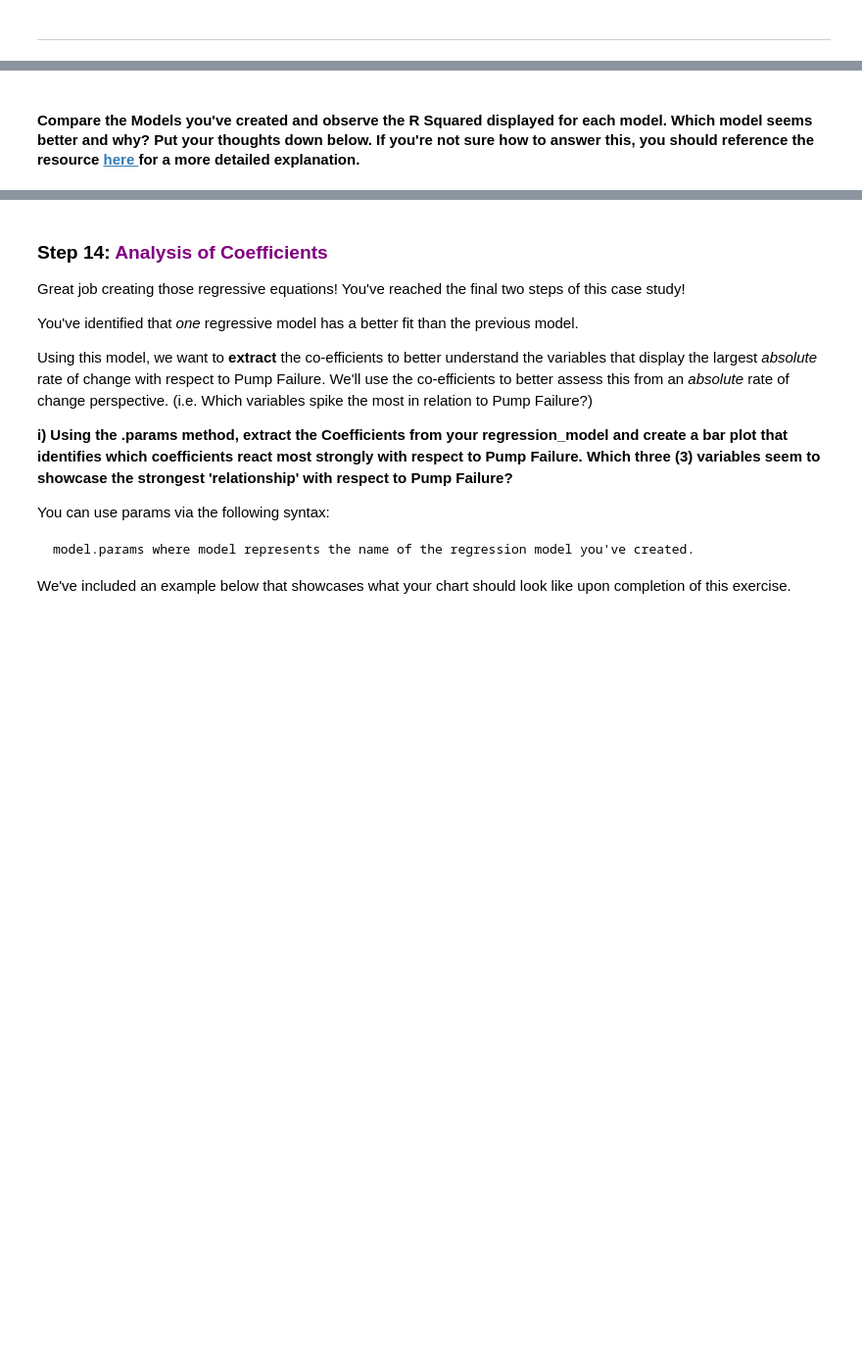
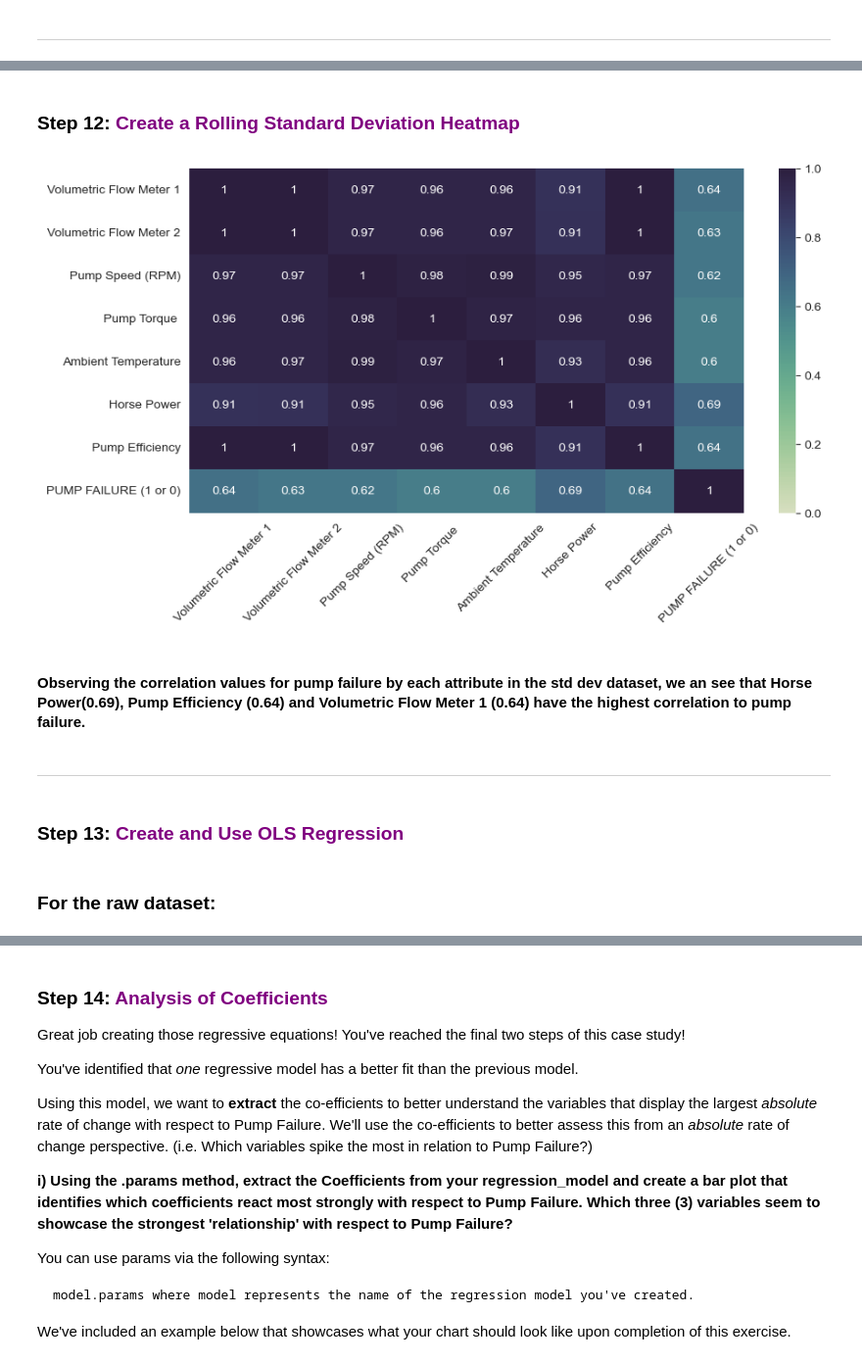
Before and after one commit to zeiglerg41/Python, a Jupyter notebook: Southern_Water_Corp_OLS_Case_Study_Student_Facing_160221.ipynb, the cells around one changed output, grey strips where cells are left out. Shown at 98% size. Cells and saved outputs as stored; diff of their text form; code cells hidden in the pictures; blank space fills up the shorter version.

```diff
--- a/Southern_Water_Corp_OLS_Case_Study_Student_Facing_160221.ipynb
+++ b/Southern_Water_Corp_OLS_Case_Study_Student_Facing_160221.ipynb
@@ -399,2 +352,21 @@ You will repeat the same steps as you have done in i) only you will be changing
-# %% [markdown]
-<h4> <b> Compare the Models you've created and observe the R Squared displayed for each model. Which model seems better and why? Put your thoughts down below.  </b> If you're not sure how to answer this, you should reference the resource <a href = https://blog.minitab.com/en/adventures-in-statistics-2/regression-analysis-how-do-i-interpret-r-squared-and-assess-the-goodness-of-fit> here </a> for a more detailed explanation.
+# %% [markdown]
+### Step 12: <span style="color:purple">Create a Rolling Standard Deviation Heatmap</span>
+# %%
+# Initiate the corr matrix for std dev dataset
+corr_matrix_std = df_std.corr( numeric_only = True)
+# %%
+#Plot the correlation
+plt.figure(figsize=(10,5))
+sns.heatmap(corr_matrix_std, annot = True, cmap = cmap, vmin= 0)
+plt.xticks(rotation = 45)
+plt.show()
+# %% [output]
+[figure, added]
+# %% [markdown]
+#### Observing the correlation values for pump failure by each attribute in the std dev dataset, we an see that <b> Horse Power(0.69), Pump Efficiency (0.64) </b> and <b> Volumetric Flow Meter 1 (0.64)</b> have the highest correlation to pump failure.
+# %% [markdown]
+---------------------------------------------------------------------------
+# %% [markdown]
+### Step 13: <span style="color:purple">Create and Use OLS Regression</span>
+# %% [markdown]
+### For the raw dataset:
```
Also changed, not shown: parts of 60 cells of this notebook.
